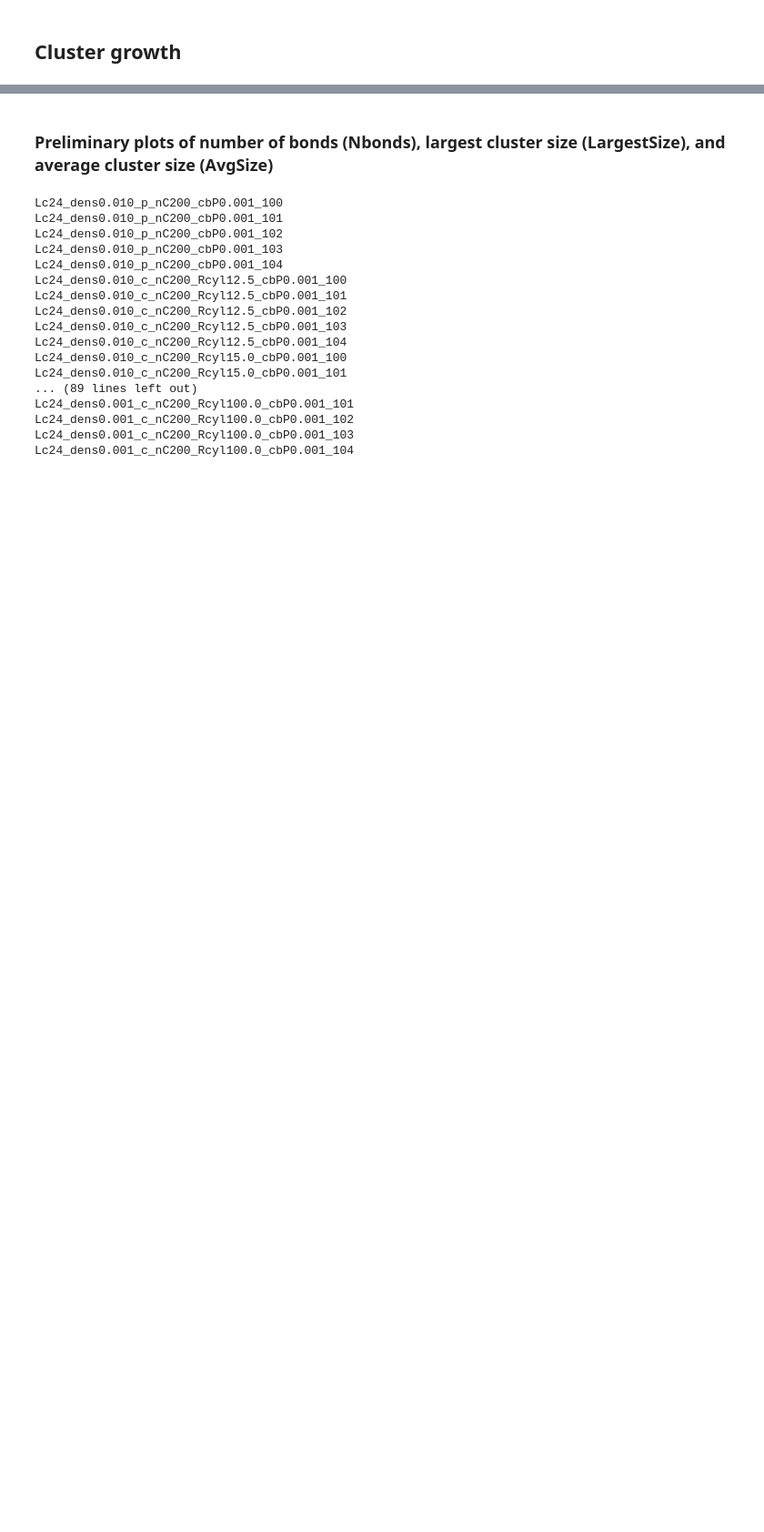
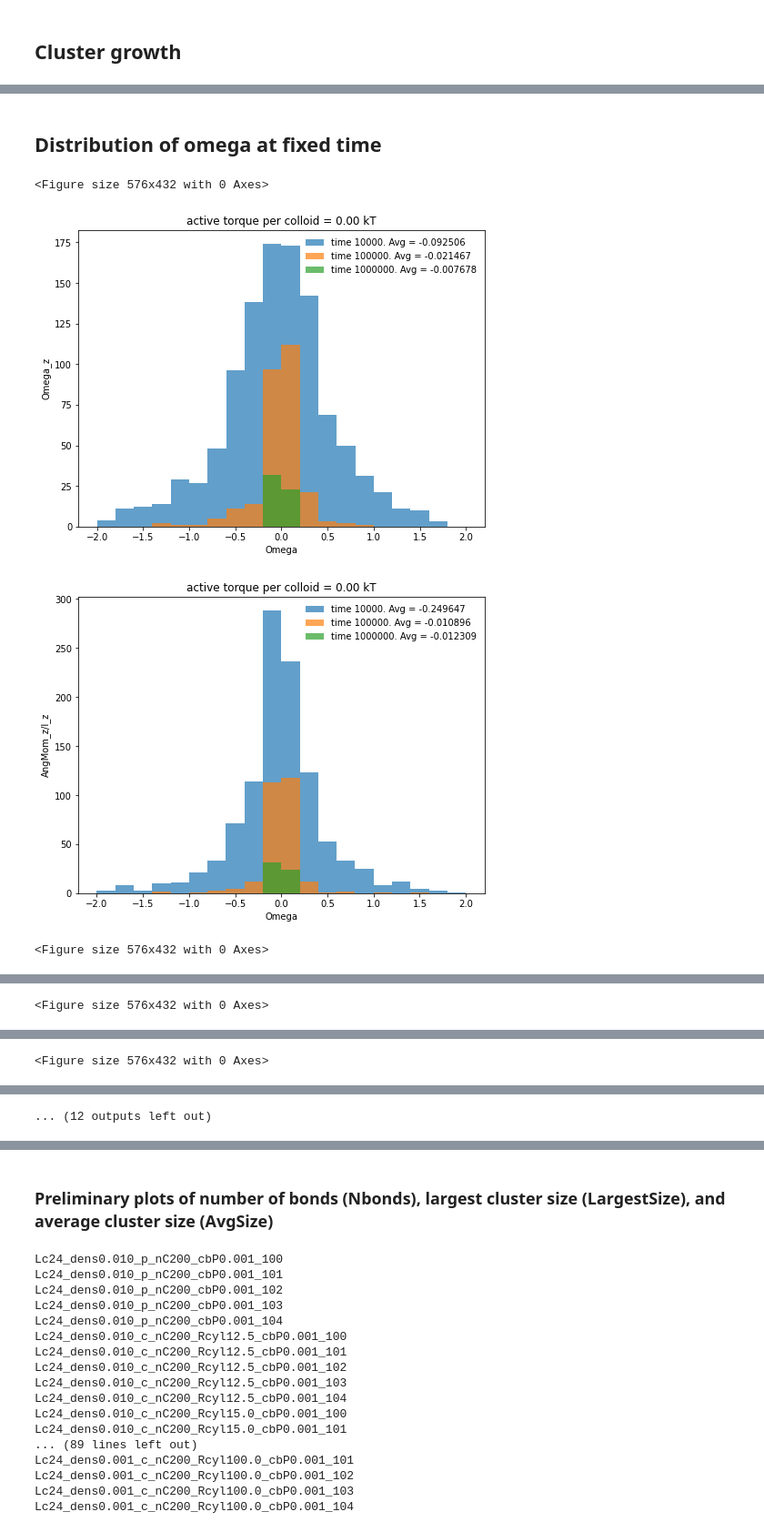
Before and after one commit to ipalai/SpinningClusters, a Jupyter notebook: Test_2/Analysis/Cluster_analysis.ipynb, the cells around one changed output, grey strips where cells are left out. Shown at 91% size. Saved outputs shown, nothing was run; the diff lists cells and outputs as text; code cells hidden in the pictures; blank space fills up the shorter version.

```diff
--- a/Test_2/Analysis/Cluster_analysis.ipynb
+++ b/Test_2/Analysis/Cluster_analysis.ipynb
@@ -377,0 +408,70 @@ plt.savefig("Graphs/RgvsTime_dens{:.2f}.pdf".format(dens))
+# %% [markdown]
+## Distribution of omega at fixed time
+# %%
+eTList.sort()
+tsList.sort()
+realList.sort()
+
+SizeCutoff=1
+
+for eT in eTList:
+    figOmegaz=plt.figure(figsize=(8,6))
+    figOAngMomz=plt.figure(figsize=(8,6))
+    figAngMomz=plt.figure(figsize=(8,6))
+    for ts in [10000,100000,1000000]:
+        for real in realList:
+            Size=[]
+            Rg=[]
+            Omegaz=[]
+            AngMomz=[]
+            Iz=[]
+            key=createkey(eT,ts,real)
+            if key in datadic.keys():
+                df=datadic[key]
+                df=df[df['Size']>SizeCutoff]
+                Size.extend(df['Size'].values)
+                Rg.extend(df['Rg'].values)
+                Omegaz.extend(df['Omegaz'].values)
+                AngMomz.extend(df['AngMomz'].values)
+                Iz.extend(df['Iz'].values)
+        Size=np.array(Size)
+        Rg=np.array(Rg)
+        AngMomz=np.array(AngMomz)
+        Omegaz=np.array(Omegaz)
+        Iz=np.array(Iz)
+        #print(Iz)
+        plt.figure(figOmegaz)
+        plt.ylabel('Omega_z')
+        #histo,bins=plt.histogram(Omegaz)
+        plt.hist(Omegaz, label='time {:d}. Avg = {:f}'.format(ts,Omegaz.mean()), alpha=0.7, range=[-2,2],bins=20)
+
+        plt.figure(figOAngMomz)
+        plt.ylabel('AngMom_z/I_z')
+        plt.hist(AngMomz/Iz, label='time {:d}. Avg = {:f}'.format(ts, (AngMomz/Iz).mean()), alpha=0.7, range=[-2,2],bins=20)
+
+        #plt.figure(figAngMomz)
+        #plt.ylabel('AngMom_z')
+        #plt.hist(AngMomz*Size, label='time {:d}. Avg = {:f}'.format(ts, (AngMomz/Iz).mean()), alpha=0.7,bins=20)
+
+    for fig in [figOmegaz,figOAngMomz]:
+        plt.figure(fig)
+        #plt.xscale('log')
+        #plt.yscale('log')
+        plt.xlabel(r'Omega')
+        #plt.ylim(None,20)
+        #plt.xlim(-0.5,2.5)
+        lgnd=plt.legend(frameon=False, markerscale=5)
+        plt.title('active torque per colloid = {:.2f} kT'.format(eT))
+        # plot lines
+        xline=np.array([1,10])
+        yshift=2
+        expList=np.array([-2.0]) #*(2*(fig==figOmegaz)-1)
+        for i in expList:
+            #plt.plot(xline,yshift*(xline**i),color='silver')
+            plt.annotate('{:.1f}'.format(i), [xline[1],(np.log10((10**xline)**i)+yshift)[1]],color='silver',va='center',ha='left')
+        #plt.savefig("Graphs/OmegazvsRg_dens{:.2f}_eT{:.2f}.pdf".format(dens,eT))
+# %% [output]
+<Figure size 576x432 with 0 Axes>
+[figure, added]
+[figure, added]
+<Figure size 576x432 with 0 Axes>
@@ -377,0 +480 @@ plt.savefig("Graphs/RgvsTime_dens{:.2f}.pdf".format(dens))
+<Figure size 576x432 with 0 Axes>
@@ -377,0 +483 @@ plt.savefig("Graphs/RgvsTime_dens{:.2f}.pdf".format(dens))
+<Figure size 576x432 with 0 Axes>
@@ -377,0 +486 @@ plt.savefig("Graphs/RgvsTime_dens{:.2f}.pdf".format(dens))
+... (12 outputs left out)
```
Also changed, not shown: parts of 25 cells of this notebook, 5 other files.
